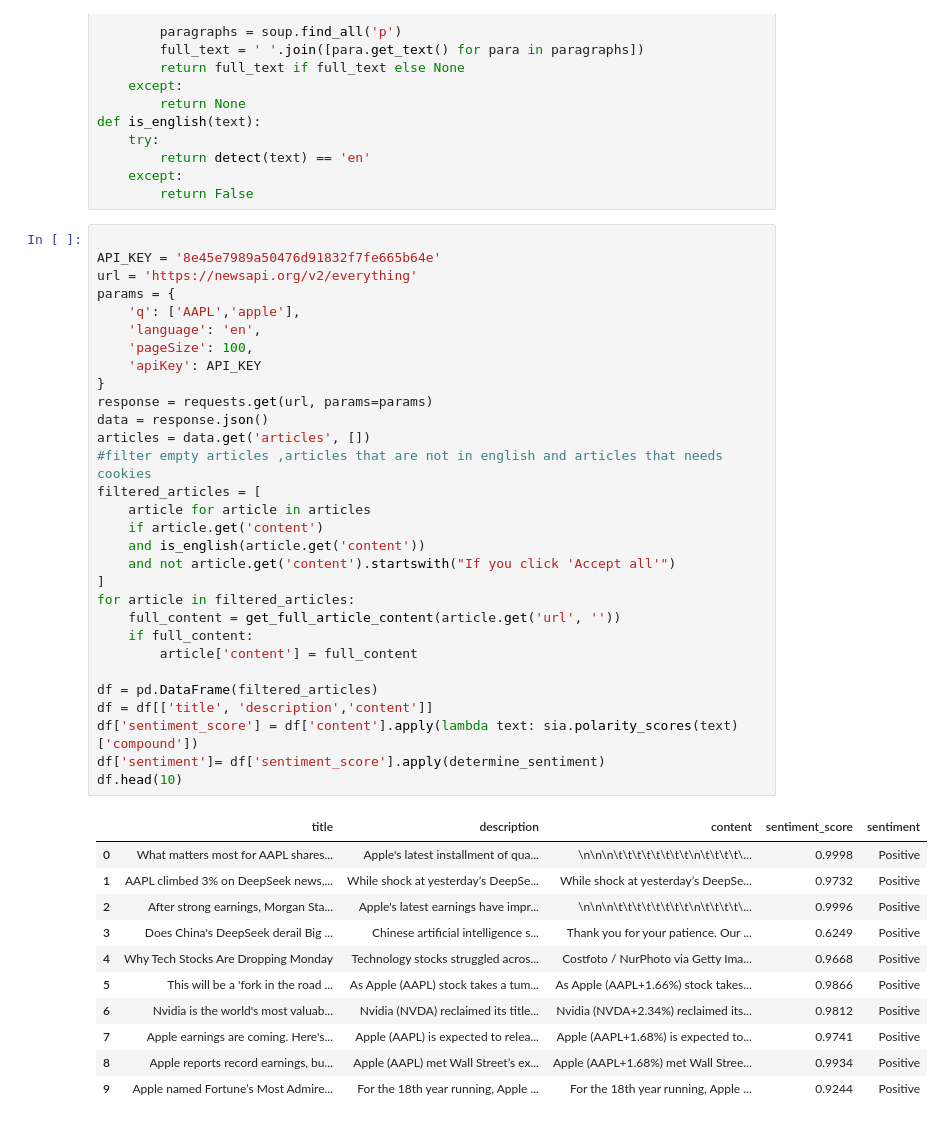
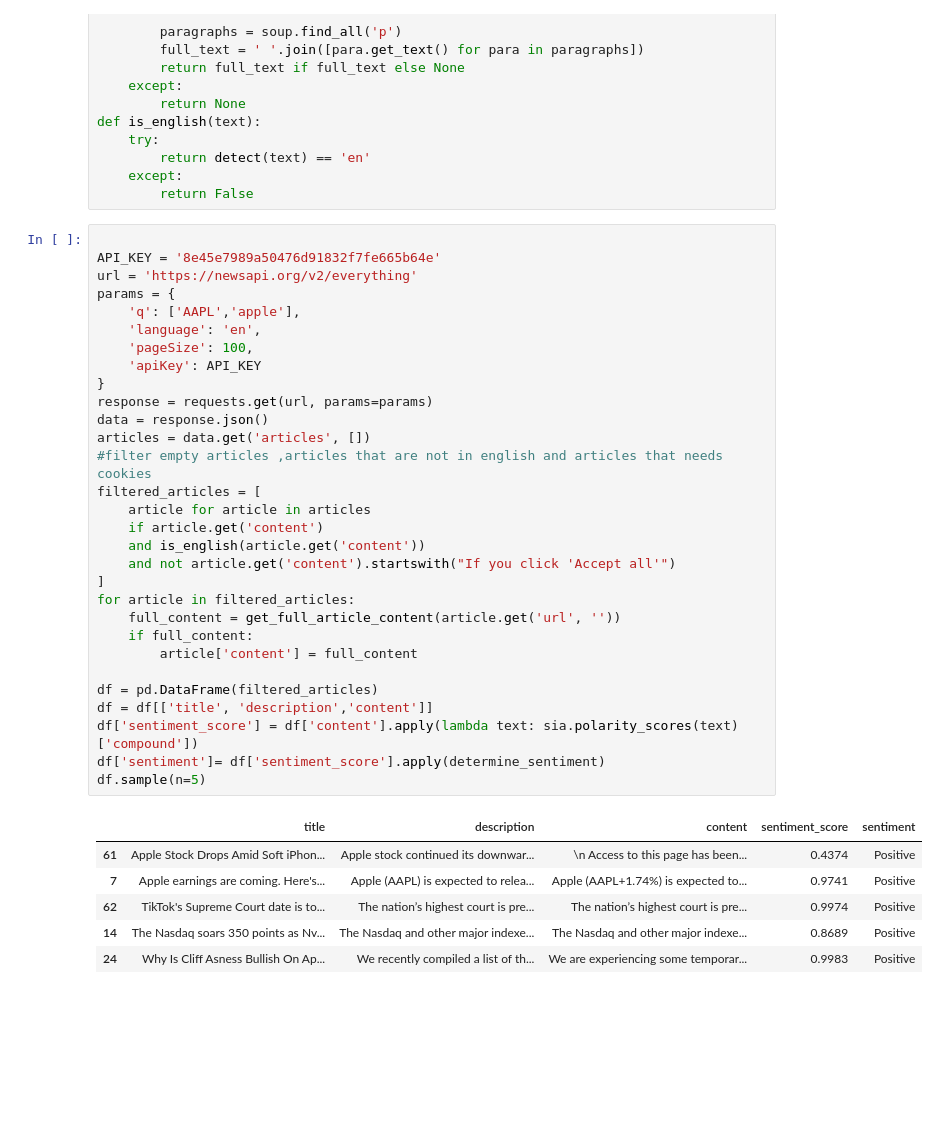
Before and after one commit to noamZigler/Sentiment_Analysis, a Jupyter notebook: Sentiment_Analysis.ipynb, the cells around one changed output. Drawn from its saved outputs; the diff is of its cells as text; blank space fills up the shorter version.

```diff
--- a/Sentiment_Analysis.ipynb
+++ b/Sentiment_Analysis.ipynb
@@ -135,41 +132,36 @@ def is_english(text):
 
 API_KEY = '8e45e7989a50476d91832f7fe665b64e'
 url = 'https://newsapi.org/v2/everything'
 params = {
     'q': ['AAPL','apple'],
     'language': 'en',
     'pageSize': 100,
     'apiKey': API_KEY
 }
 response = requests.get(url, params=params)
 data = response.json()
 articles = data.get('articles', [])
 #filter empty articles ,articles that are not in english and articles that needs cookies
 filtered_articles = [
     article for article in articles
     if article.get('content')
     and is_english(article.get('content'))
     and not article.get('content').startswith("If you click 'Accept all'")
 ]
 for article in filtered_articles:
     full_content = get_full_article_content(article.get('url', ''))
     if full_content:
         article['content'] = full_content
 
 df = pd.DataFrame(filtered_articles)
 df = df[['title', 'description','content']]
 df['sentiment_score'] = df['content'].apply(lambda text: sia.polarity_scores(text)['compound'])
 df['sentiment']= df['sentiment_score'].apply(determine_sentiment)
-df.head(10)
+df.sample(n=5)
 # %% [output]
 |  | title | description | content | sentiment_score | sentiment |
-| 0 | What matters most for AAPL shares... | Apple's latest installment of qua... | \n\n\n\t\t\t\t\t\t\t\t\n\t\t\t\t\... | 0.9998 | Positive |
-| 1 | AAPL climbed 3% on DeepSeek news,... | While shock at yesterday’s DeepSe... | While shock at yesterday’s DeepSe... | 0.9732 | Positive |
-| 2 | After strong earnings, Morgan Sta... | Apple's latest earnings have impr... | \n\n\n\t\t\t\t\t\t\t\t\n\t\t\t\t\... | 0.9996 | Positive |
-| 3 | Does China's DeepSeek derail Big ... | Chinese artificial intelligence s... | Thank you for your patience. Our ... | 0.6249 | Positive |
-| 4 | Why Tech Stocks Are Dropping Monday | Technology stocks struggled acros... | Costfoto / NurPhoto via Getty Ima... | 0.9668 | Positive |
-| 5 | This will be a 'fork in the road ... | As Apple (AAPL) stock takes a tum... | As Apple (AAPL+1.66%) stock takes... | 0.9866 | Positive |
-| 6 | Nvidia is the world's most valuab... | Nvidia (NVDA) reclaimed its title... | Nvidia (NVDA+2.34%) reclaimed its... | 0.9812 | Positive |
-| 7 | Apple earnings are coming. Here's... | Apple (AAPL) is expected to relea... | Apple (AAPL+1.68%) is expected to... | 0.9741 | Positive |
-| 8 | Apple reports record earnings, bu... | Apple (AAPL) met Wall Street’s ex... | Apple (AAPL+1.68%) met Wall Stree... | 0.9934 | Positive |
-| 9 | Apple named Fortune’s Most Admire... | For the 18th year running, Apple ... | For the 18th year running, Apple ... | 0.9244 | Positive |
+| 61 | Apple Stock Drops Amid Soft iPhon... | Apple stock continued its downwar... | \n Access to this page has been... | 0.4374 | Positive |
+| 7 | Apple earnings are coming. Here's... | Apple (AAPL) is expected to relea... | Apple (AAPL+1.74%) is expected to... | 0.9741 | Positive |
+| 62 | TikTok's Supreme Court date is to... | The nation’s highest court is pre... | The nation’s highest court is pre... | 0.9974 | Positive |
+| 14 | The Nasdaq soars 350 points as Nv... | The Nasdaq and other major indexe... | The Nasdaq and other major indexe... | 0.8689 | Positive |
+| 24 | Why Is Cliff Asness Bullish On Ap... | We recently compiled a list of th... | We are experiencing some temporar... | 0.9983 | Positive |
```
Also changed, not shown: parts of 2 cells of this notebook.
